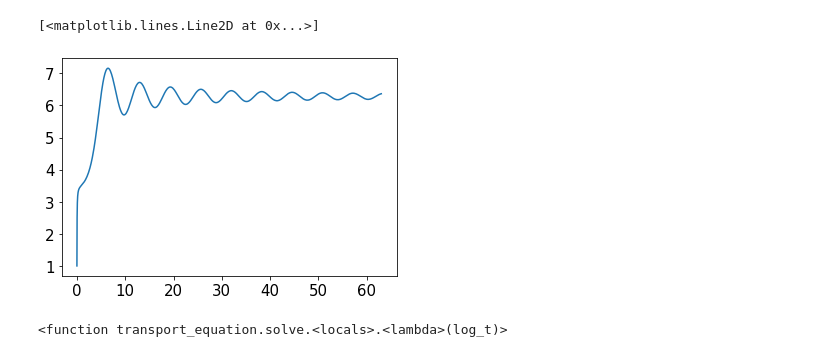
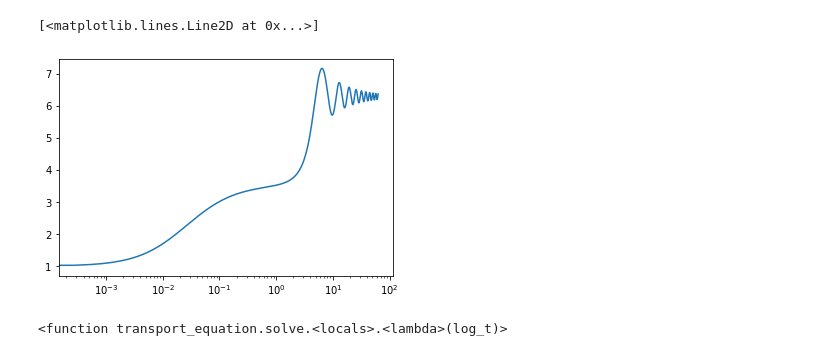
Before and after one commit to anna-jana/masters-project, a Jupyter notebook: transport_eq_in_time/kinetic_axion.ipynb, the cells around one changed output. Cells and saved outputs as stored; diff of their text form; code cells hidden in the pictures.

```diff
--- a/transport_eq_in_time/kinetic_axion.ipynb
+++ b/transport_eq_in_time/kinetic_axion.ipynb
@@ -12,8 +12,9 @@ Gamma_inf = 1e8
 m_a = 1e11
 theta_i = 1
 theta_dot_i = 1e2 * min_theta_dot(theta_i)
+num_osc = 10
 
-tmax_axion_time = calc_kinetic_stop(H_inf, m_a, theta_dot_i) + 2*np.pi*10
+tmax_axion_time = calc_kinetic_stop(H_inf, m_a, theta_dot_i) + 2*np.pi*num_osc
 
 energy_scale, conv_factor, rho_R_init, rho_inf_init, scale, tmax_inf_time, red_chem_pots_init = \
     init_system(H_inf, Gamma_inf, (m_a,), kinetic_axion_field, tmax_axion_time)
@@ -26,10 +27,10 @@ sol_rh, T_and_H_fn, T_and_H_and_T_dot_fn, sol_axion, axion_source, sol_transp_eq
 # %%
 t = sol_axion.t
 theta, theta_dot = sol_axion.sol(t)
-plt.plot(t, theta)
+plt.semilogx(t, theta)
 # %% [output]
 [<matplotlib.lines.Line2D at 0x...>]
-[figure, old version]
+[figure, new version]
 # %%
 # %% [output]
 <function transport_equation.solve.<locals>.<lambda>(log_t)>
```
Also changed, not shown: 5 other files.
